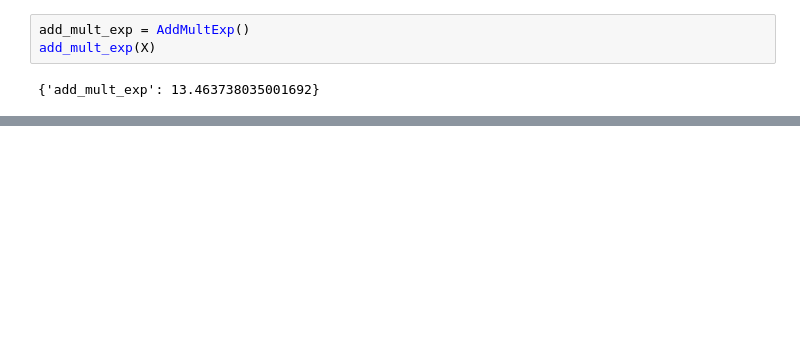
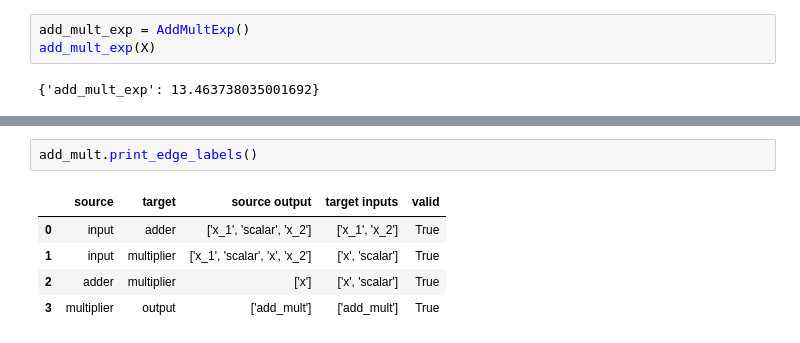
Before and after one commit to terrahydro-esdt/crest, a Jupyter notebook: examples/HTG_algebra.ipynb, the cells around one changed output, grey strips where cells are left out. Saved outputs shown, nothing was run; the diff lists cells and outputs as text; blank space fills up the shorter version.

```diff
--- a/examples/HTG_algebra.ipynb
+++ b/examples/HTG_algebra.ipynb
@@ -109,0 +117,8 @@ add_mult_exp.draw(expand_nodes='all')
+# %%
+add_mult.print_edge_labels()
+# %% [output]
+|  | source | target | source output | target inputs | valid |
+| 0 | input | adder | ['x_1', 'scalar', 'x_2'] | ['x_1', 'x_2'] | True |
+| 1 | input | multiplier | ['x_1', 'scalar', 'x', 'x_2'] | ['x', 'scalar'] | True |
+| 2 | adder | multiplier | ['x'] | ['x', 'scalar'] | True |
+| 3 | multiplier | output | ['add_mult'] | ['add_mult'] | True |
```
Also changed, not shown: parts of 8 cells of this notebook, 4 other files.
